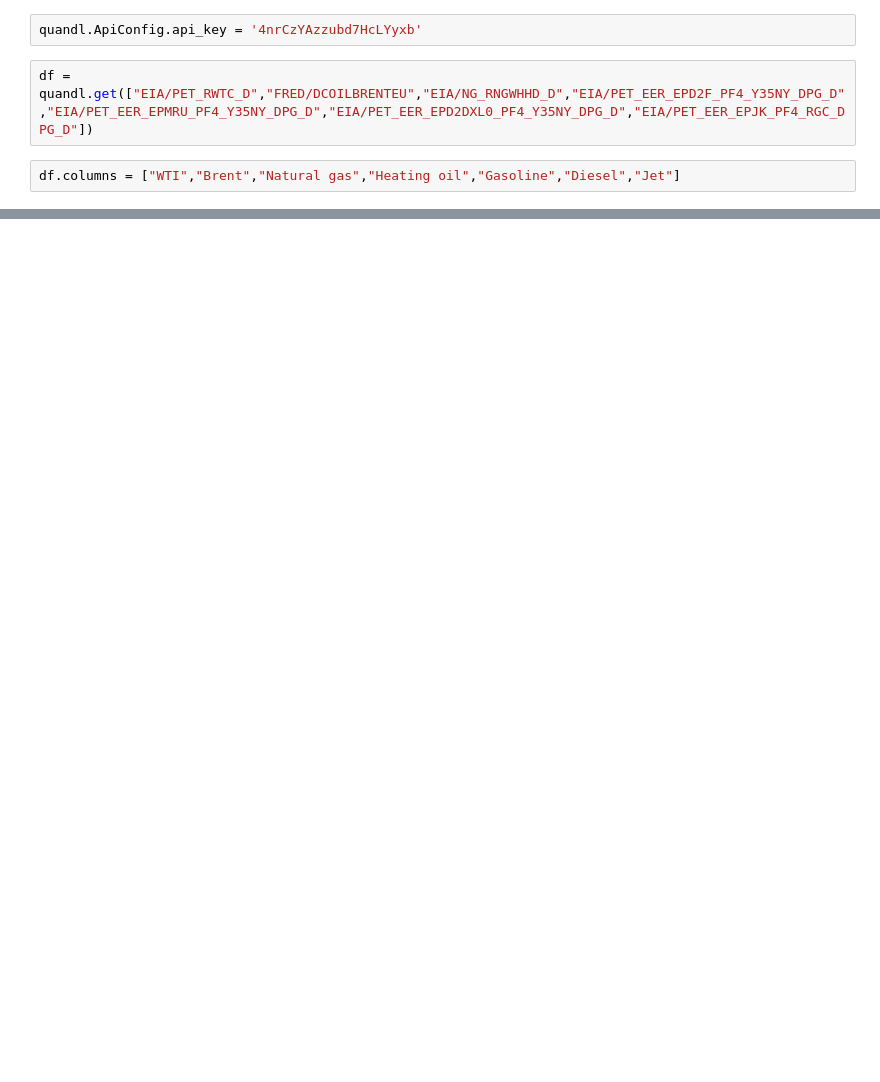
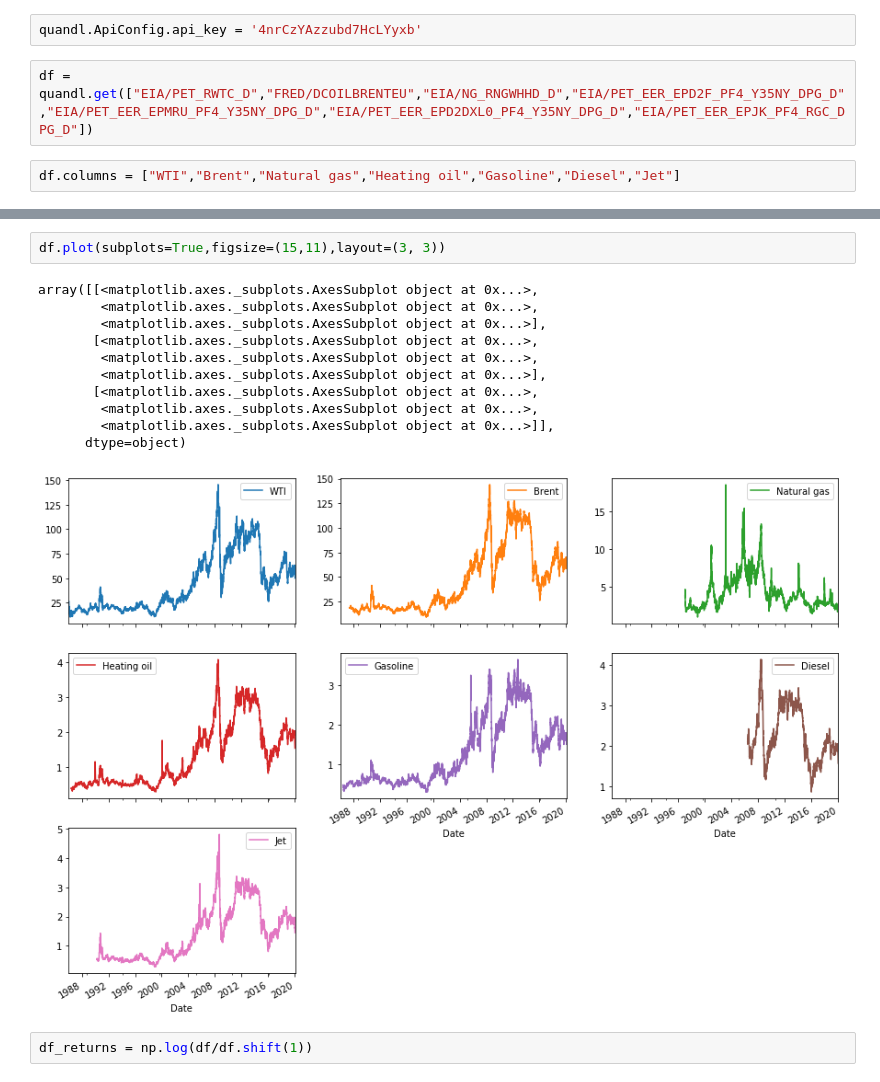
Before and after one commit to matwizard/Data-Analysis, a Jupyter notebook: FRED FX Analysis/FredFX-Copy1.ipynb, the cells around one changed output, grey strips where cells are left out. Cells and saved outputs as stored; diff of their text form; blank space fills up the shorter version.

```diff
--- a/FRED FX Analysis/FredFX-Copy1.ipynb
+++ b/FRED FX Analysis/FredFX-Copy1.ipynb
@@ -261,0 +270,16 @@ df
+# %%
+df.plot(subplots=True,figsize=(15,11),layout=(3, 3))
+# %% [output]
+array([[<matplotlib.axes._subplots.AxesSubplot object at 0x...>,
+        <matplotlib.axes._subplots.AxesSubplot object at 0x...>,
+        <matplotlib.axes._subplots.AxesSubplot object at 0x...>],
+       [<matplotlib.axes._subplots.AxesSubplot object at 0x...>,
+        <matplotlib.axes._subplots.AxesSubplot object at 0x...>,
+        <matplotlib.axes._subplots.AxesSubplot object at 0x...>],
+       [<matplotlib.axes._subplots.AxesSubplot object at 0x...>,
+        <matplotlib.axes._subplots.AxesSubplot object at 0x...>,
+        <matplotlib.axes._subplots.AxesSubplot object at 0x...>]],
+      dtype=object)
+[figure, added]
+# %%
+df_returns = np.log(df/df.shift(1))
```
Also changed, not shown: parts of 13 cells of this notebook.
